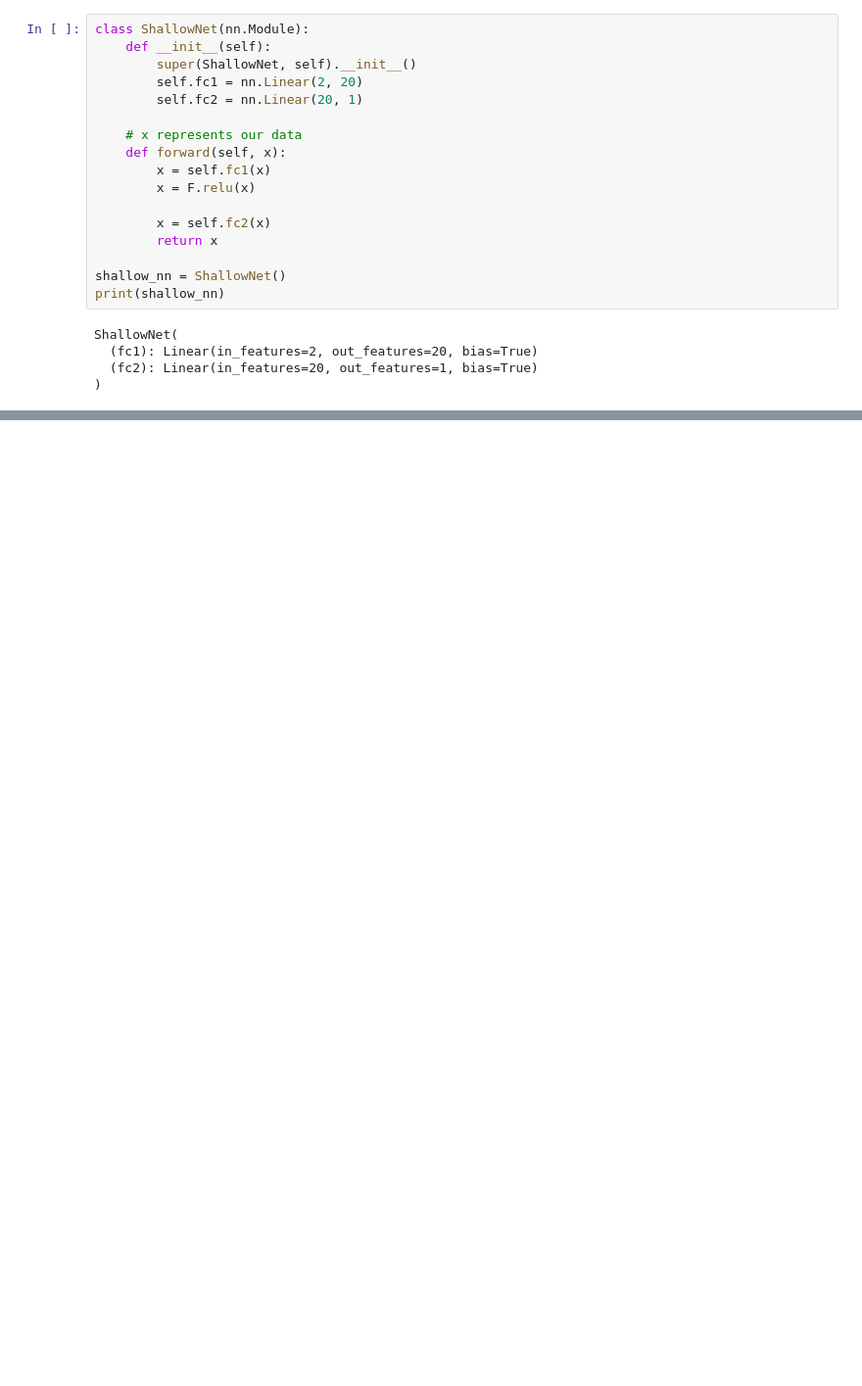
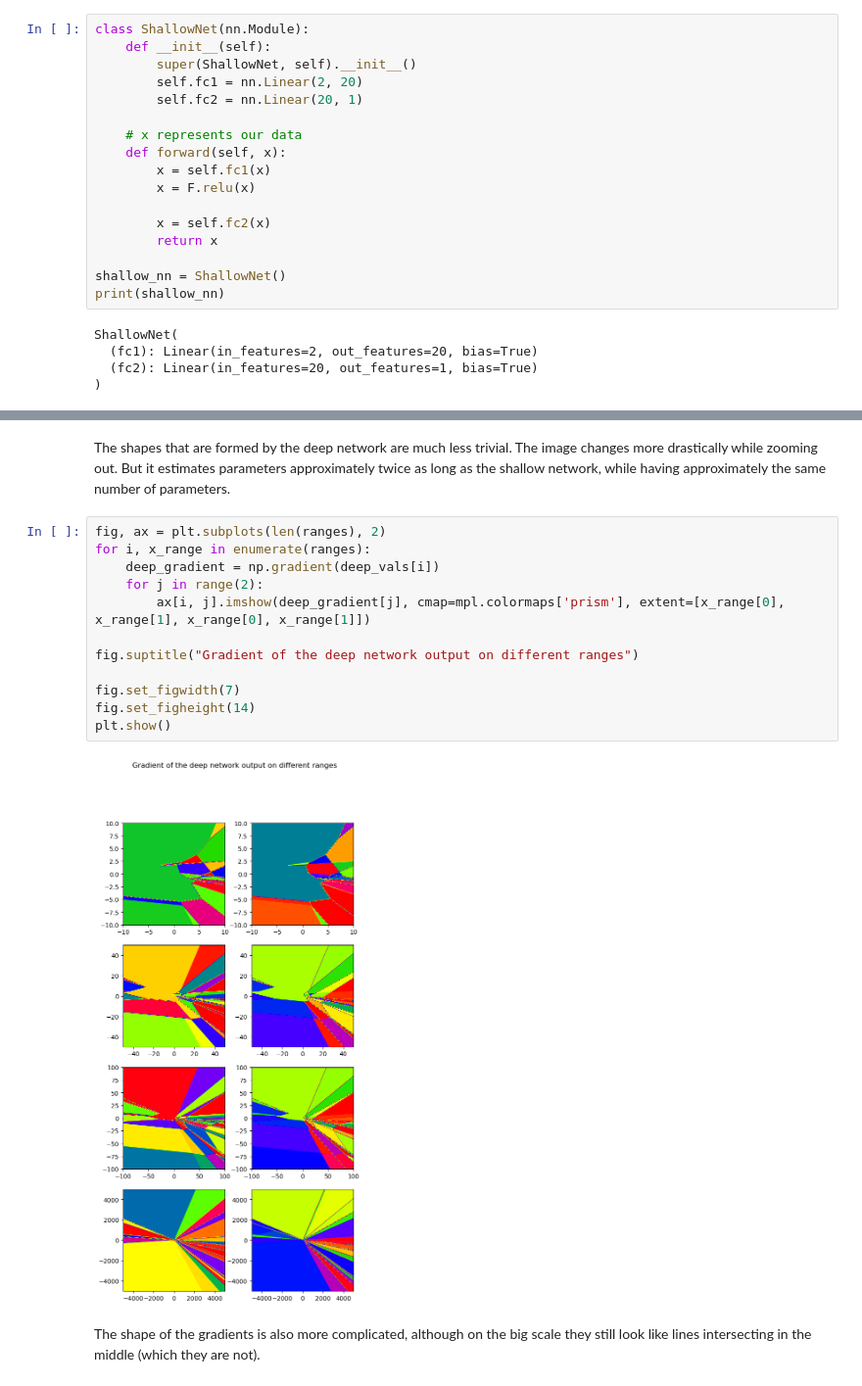
Before and after one commit to emironovich/mlph_w24, a Jupyter notebook: sheet05/sheet05.ipynb, the cells around one changed output, grey strips where cells are left out. Shown at 98% size. Saved outputs shown, nothing was run; the diff lists cells and outputs as text; blank space fills up the shorter version.

```diff
--- a/sheet05/sheet05.ipynb
+++ b/sheet05/sheet05.ipynb
@@ -264,0 +272,18 @@ plt.show()
+# %% [markdown]
+The shapes that are formed by the deep network are much less trivial. The image changes more drastically while zooming out. But it estimates parameters approximately twice as long as the shallow network, while having approximately the same number of parameters.
+# %%
+fig, ax = plt.subplots(len(ranges), 2)
+for i, x_range in enumerate(ranges):
+    deep_gradient = np.gradient(deep_vals[i])
+    for j in range(2):
+        ax[i, j].imshow(deep_gradient[j], cmap=mpl.colormaps['prism'], extent=[x_range[0], x_range[1], x_range[0], x_range[1]])
+
+fig.suptitle("Gradient of the deep network output on different ranges")
+
+fig.set_figwidth(7)
+fig.set_figheight(14)
+plt.show()
+# %% [output]
+[figure, added]
+# %% [markdown]
+The shape of the gradients is also more complicated, although on the big scale they still look like lines intersecting in the middle (which they are not).
```
Also changed, not shown: parts of 15 cells of this notebook.
